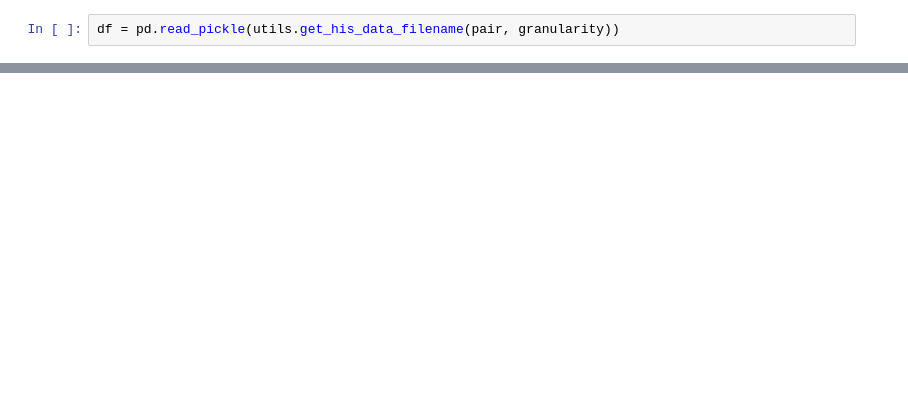
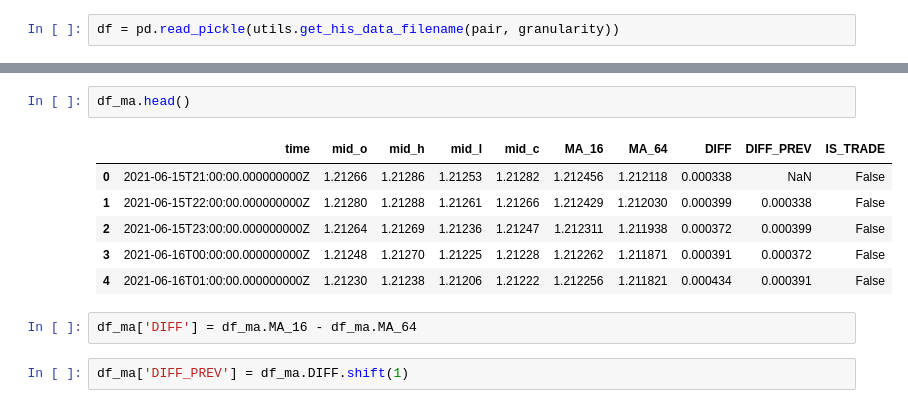
Before and after one commit to jlopez1423/forex-python-project, a Jupyter notebook: candle_plot.ipynb, the cells around one changed output, grey strips where cells are left out. Cells and saved outputs as stored; diff of their text form; blank space fills up the shorter version.

```diff
--- a/candle_plot.ipynb
+++ b/candle_plot.ipynb
@@ -15,0 +38,13 @@ df[mod_cols] = df[mod_cols].apply(pd.to_numeric)
+# %%
+df_ma.head()
+# %% [output]
+|  | time | mid_o | mid_h | mid_l | mid_c | MA_16 | MA_64 | DIFF | DIFF_PREV | IS_TRADE |
+| 0 | 2021-06-15T21:00:00.000000000Z | 1.21266 | 1.21286 | 1.21253 | 1.21282 | 1.212456 | 1.212118 | 0.000338 | NaN | False |
+| 1 | 2021-06-15T22:00:00.000000000Z | 1.21280 | 1.21288 | 1.21261 | 1.21266 | 1.212429 | 1.212030 | 0.000399 | 0.000338 | False |
+| 2 | 2021-06-15T23:00:00.000000000Z | 1.21264 | 1.21269 | 1.21236 | 1.21247 | 1.212311 | 1.211938 | 0.000372 | 0.000399 | False |
+| 3 | 2021-06-16T00:00:00.000000000Z | 1.21248 | 1.21270 | 1.21225 | 1.21228 | 1.212262 | 1.211871 | 0.000391 | 0.000372 | False |
+| 4 | 2021-06-16T01:00:00.000000000Z | 1.21230 | 1.21238 | 1.21206 | 1.21222 | 1.212256 | 1.211821 | 0.000434 | 0.000391 | False |
+# %%
+df_ma['DIFF'] = df_ma.MA_16 - df_ma.MA_64
+# %%
+df_ma['DIFF_PREV'] = df_ma.DIFF.shift(1)
```
Also changed, not shown: parts of 16 cells of this notebook, 1 other file.
